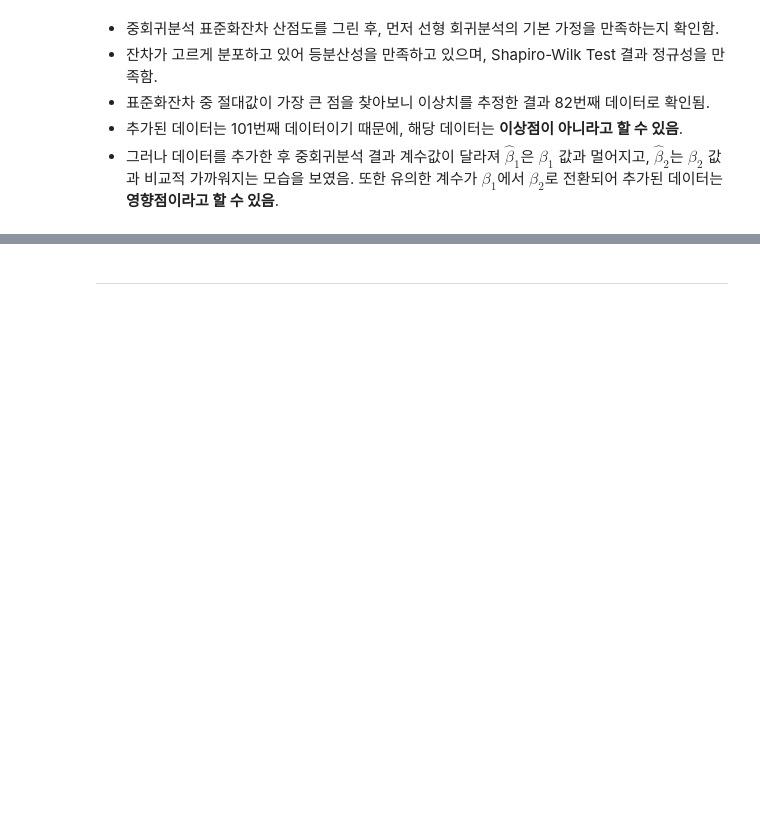
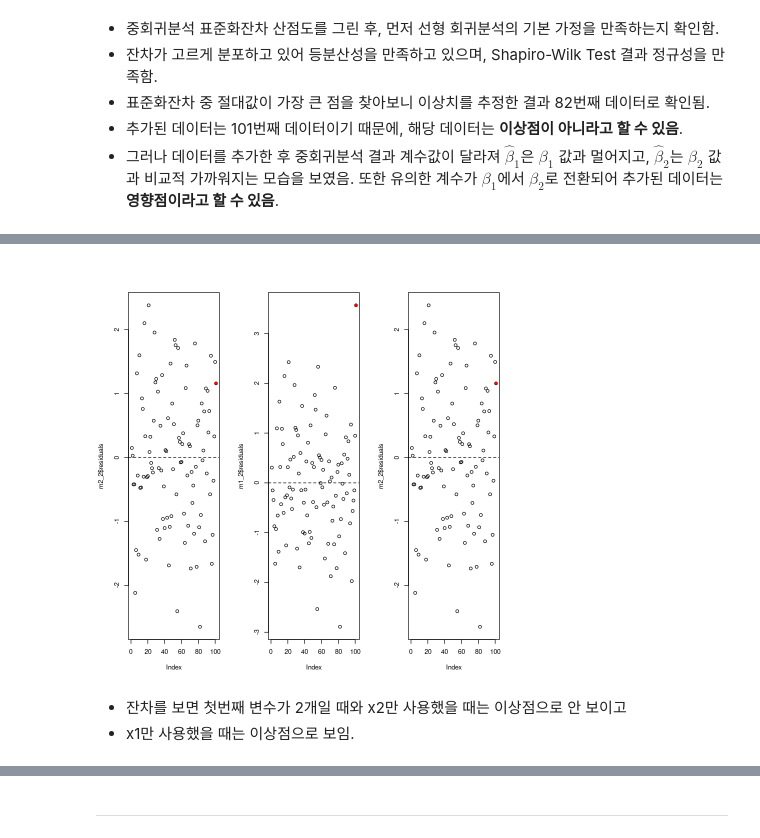
Before and after one commit to kimha02/ham, a Jupyter notebook: _notebooks/2022-04-07-datamining_hw.ipynb, the cells around one changed output, grey strips where cells are left out. Cells and saved outputs as stored; diff of their text form; code cells hidden in the pictures; blank space fills up the shorter version.

```diff
--- a/_notebooks/2022-04-07-datamining_hw.ipynb
+++ b/_notebooks/2022-04-07-datamining_hw.ipynb
@@ -572,0 +607,16 @@ A data.frame: 1 × 3
+# %%
+par(mfrow=c(1,3))
+plot(m2_2$residuals)
+abline(h=0, lty=2)
+points(101, m2_2$residuals[101], pch=16, col='red')
+plot(m1_2$residuals)
+abline(h=0, lty=2)
+points(101, m1_2$residuals[101], pch=16, col='red')
+plot(m2_2$residuals)
+abline(h=0, lty=2)
+points(101, m2_2$residuals[101], pch=16, col='red')
+# %% [output]
+[figure, added]
+# %% [markdown]
+- 잔차를 보면 첫번째 변수가 2개일 때와 x2만 사용했을 때는 이상점으로 안 보이고
+- x1만 사용했을 때는 이상점으로 보임.
```
Also changed, not shown: parts of 6 cells of this notebook.
